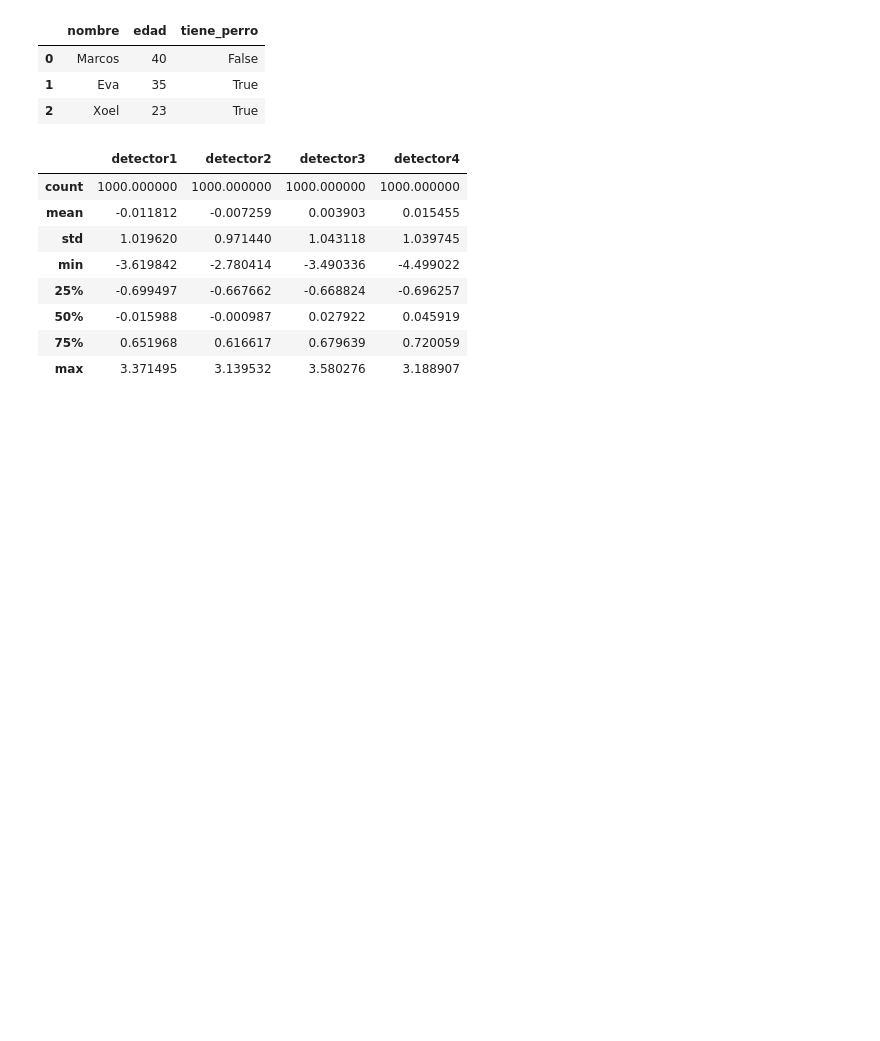
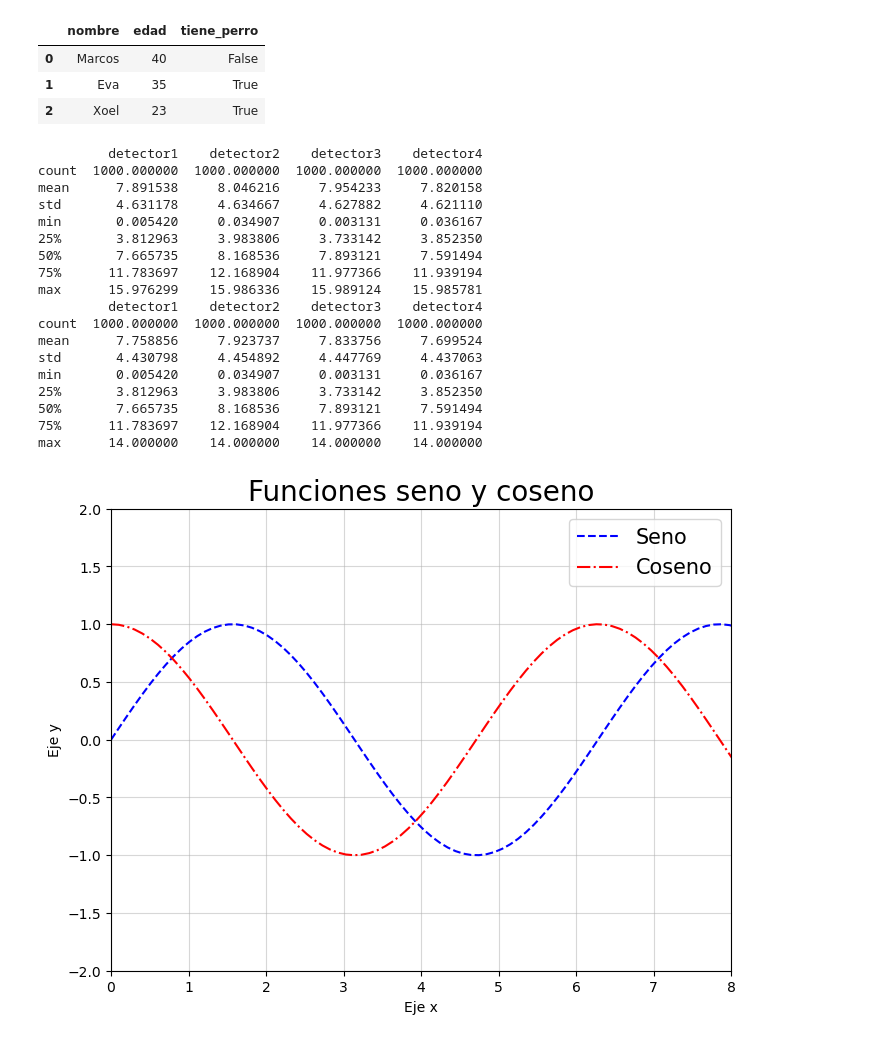
Before and after one commit to xianacarrera/python_course_2025, a Jupyter notebook: pruebas.ipynb, the cells around one changed output. Drawn from its saved outputs; the diff is of its cells as text; code cells hidden in the pictures; blank space fills up the shorter version.

```diff
--- a/pruebas.ipynb
+++ b/pruebas.ipynb
@@ -270,14 +270,50 @@ df2
 | 2 | Xoel | 23 | True |
 # %%
 datos_ph = pd.DataFrame(16 * np.random.rand(1000, 4), columns=["detector1", "detector2", "detector3", "detector4"])
-datos_ph.describe()
+print(datos_ph.describe())
+
+datos_ph[datos_ph > 14] = 14
+print(datos_ph.describe())
 # %% [output]
-|  | detector1 | detector2 | detector3 | detector4 |
-| count | 1000.000000 | 1000.000000 | 1000.000000 | 1000.000000 |
-| mean | -0.011812 | -0.007259 | 0.003903 | 0.015455 |
-| std | 1.019620 | 0.971440 | 1.043118 | 1.039745 |
-| min | -3.619842 | -2.780414 | -3.490336 | -4.499022 |
-| 25% | -0.699497 | -0.667662 | -0.668824 | -0.696257 |
-| 50% | -0.015988 | -0.000987 | 0.027922 | 0.045919 |
-| 75% | 0.651968 | 0.616617 | 0.679639 | 0.720059 |
-| max | 3.371495 | 3.139532 | 3.580276 | 3.188907 |
+         detector1    detector2    detector3    detector4
+count  1000.000000  1000.000000  1000.000000  1000.000000
+mean      7.891538     8.046216     7.954233     7.820158
+std       4.631178     4.634667     4.627882     4.621110
+min       0.005420     0.034907     0.003131     0.036167
+25%       3.812963     3.983806     3.733142     3.852350
+50%       7.665735     8.168536     7.893121     7.591494
+75%      11.783697    12.168904    11.977366    11.939194
+max      15.976299    15.986336    15.989124    15.985781
+         detector1    detector2    detector3    detector4
+count  1000.000000  1000.000000  1000.000000  1000.000000
+mean      7.758856     7.923737     7.833756     7.699524
+std       4.430798     4.454892     4.447769     4.437063
+min       0.005420     0.034907     0.003131     0.036167
+25%       3.812963     3.983806     3.733142     3.852350
+50%       7.665735     8.168536     7.893121     7.591494
+75%      11.783697    12.168904    11.977366    11.939194
+max      14.000000    14.000000    14.000000    14.000000
+# %%
+import matplotlib.pyplot as plt
+
+fig = plt.figure(figsize=(8, 6))
+
+x = np.linspace(0, 10, 100)    # 100 puntos entre 0 y 10
+y1 = np.sin(x)
+y2 = np.cos(x)
+
+plt.plot(x, y1, label="Seno", color="blue", linestyle="--")
+plt.plot(x, y2, label="Coseno", color="red", linestyle="-.")
+
+plt.xlabel("Eje x")
+plt.ylabel("Eje y")
+plt.xlim(0, 8)
+plt.ylim(-2, 2)
+
+plt.title("Funciones seno y coseno", fontsize=20)
+plt.legend(fontsize=15, loc="upper right")   # loc="best" elige la mejor posición
+plt.grid(alpha=0.5)
+
+plt.show()
+# %% [output]
+[figure, added]
```
Also changed, not shown: parts of 3 cells of this notebook, 16 other files.
